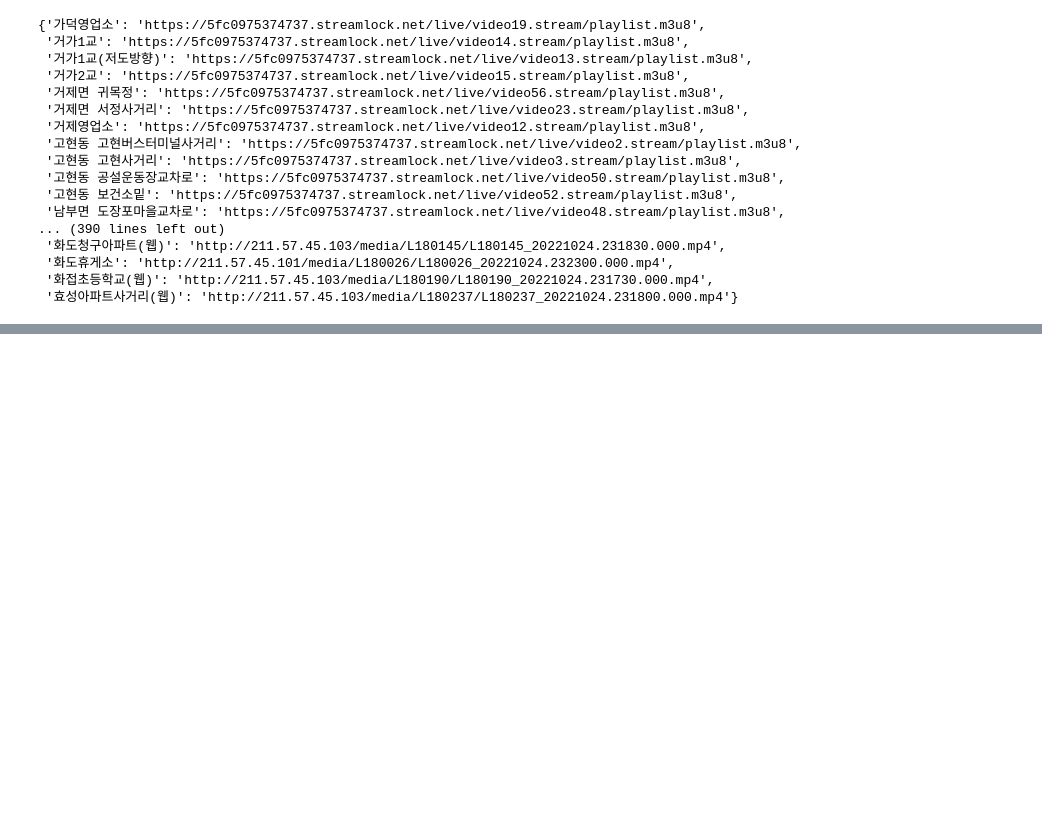
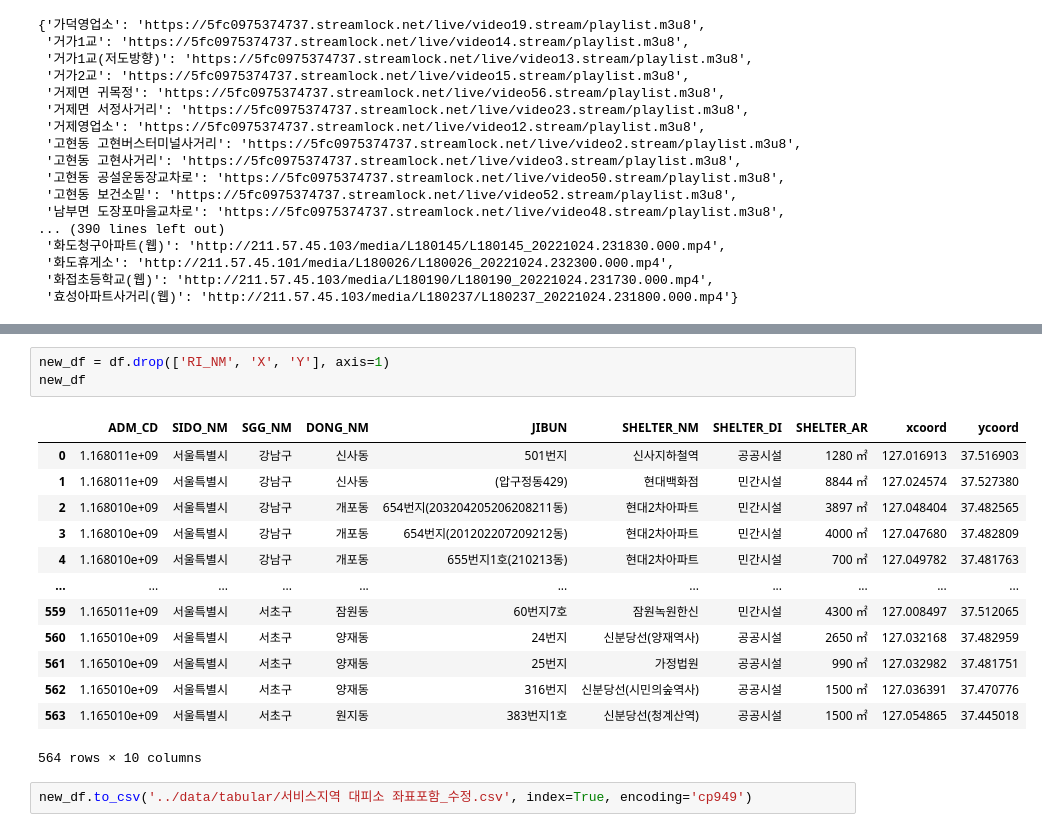
Before and after one commit to ebokyung/2022-2-SCS4031-9to6, a Jupyter notebook: Model/data_preparation/data_screening.ipynb, the cells around one changed output, grey strips where cells are left out. Cells and saved outputs as stored; diff of their text form; blank space fills up the shorter version.

```diff
--- a/Model/data_preparation/data_screening.ipynb
+++ b/Model/data_preparation/data_screening.ipynb
@@ -168,0 +188,19 @@ m3u8_url
+# %%
+new_df = df.drop(['RI_NM', 'X', 'Y'], axis=1)
+new_df
+# %% [output]
+|  | ADM_CD | SIDO_NM | SGG_NM | DONG_NM | JIBUN | SHELTER_NM | SHELTER_DI | SHELTER_AR | xcoord | ycoord |
+| 0 | 1.168011e+09 | 서울특별시 | 강남구 | 신사동 | 501번지 | 신사지하철역 | 공공시설 | 1280 ㎡ | 127.016913 | 37.516903 |
+| 1 | 1.168011e+09 | 서울특별시 | 강남구 | 신사동 | (압구정동429) | 현대백화점 | 민간시설 | 8844 ㎡ | 127.024574 | 37.527380 |
+| 2 | 1.168010e+09 | 서울특별시 | 강남구 | 개포동 | 654번지(203204205206208211동) | 현대2차아파트 | 민간시설 | 3897 ㎡ | 127.048404 | 37.482565 |
+| 3 | 1.168010e+09 | 서울특별시 | 강남구 | 개포동 | 654번지(201202207209212동) | 현대2차아파트 | 민간시설 | 4000 ㎡ | 127.047680 | 37.482809 |
+| 4 | 1.168010e+09 | 서울특별시 | 강남구 | 개포동 | 655번지1호(210213동) | 현대2차아파트 | 민간시설 | 700 ㎡ | 127.049782 | 37.481763 |
+| ... | ... | ... | ... | ... | ... | ... | ... | ... | ... | ... |
+| 559 | 1.165011e+09 | 서울특별시 | 서초구 | 잠원동 | 60번지7호 | 잠원녹원한신 | 민간시설 | 4300 ㎡ | 127.008497 | 37.512065 |
+| 560 | 1.165010e+09 | 서울특별시 | 서초구 | 양재동 | 24번지 | 신분당선(양재역사) | 공공시설 | 2650 ㎡ | 127.032168 | 37.482959 |
+| 561 | 1.165010e+09 | 서울특별시 | 서초구 | 양재동 | 25번지 | 가정법원 | 공공시설 | 990 ㎡ | 127.032982 | 37.481751 |
+| 562 | 1.165010e+09 | 서울특별시 | 서초구 | 양재동 | 316번지 | 신분당선(시민의숲역사) | 공공시설 | 1500 ㎡ | 127.036391 | 37.470776 |
+| 563 | 1.165010e+09 | 서울특별시 | 서초구 | 원지동 | 383번지1호 | 신분당선(청계산역) | 공공시설 | 1500 ㎡ | 127.054865 | 37.445018 |
+564 rows × 10 columns
+# %%
+new_df.to_csv('../data/tabular/서비스지역 대피소 좌표포함_수정.csv', index=True, encoding='cp949')
```
Also changed, not shown: parts of 2 cells of this notebook, 3 other files.
